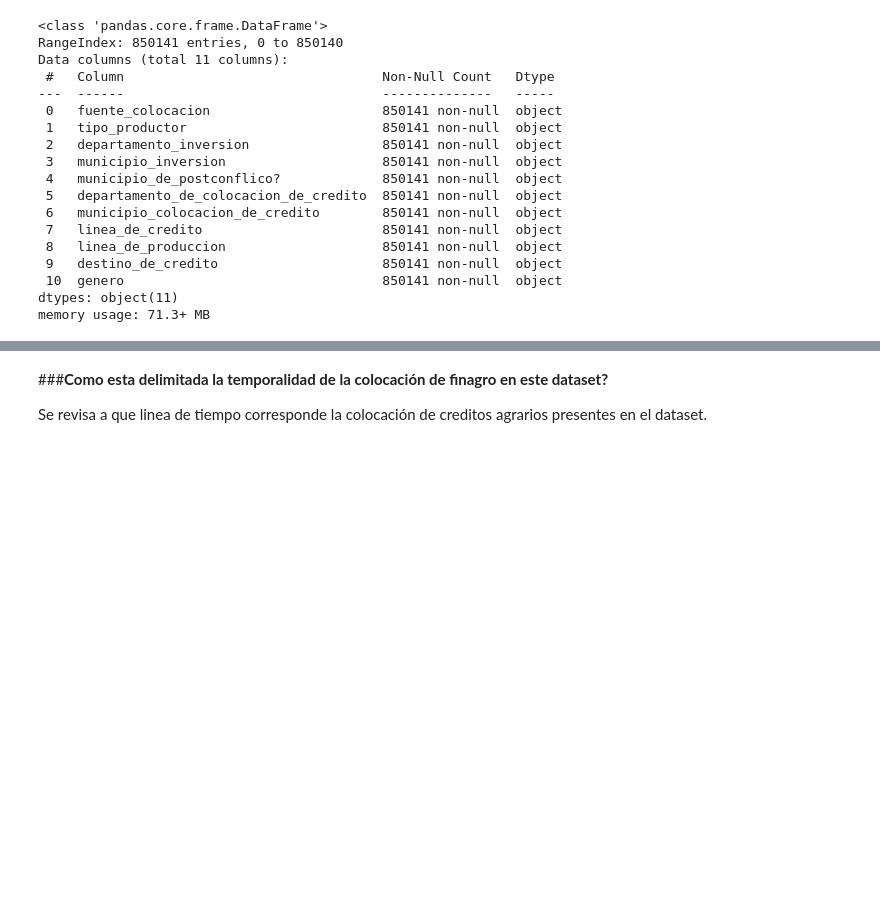
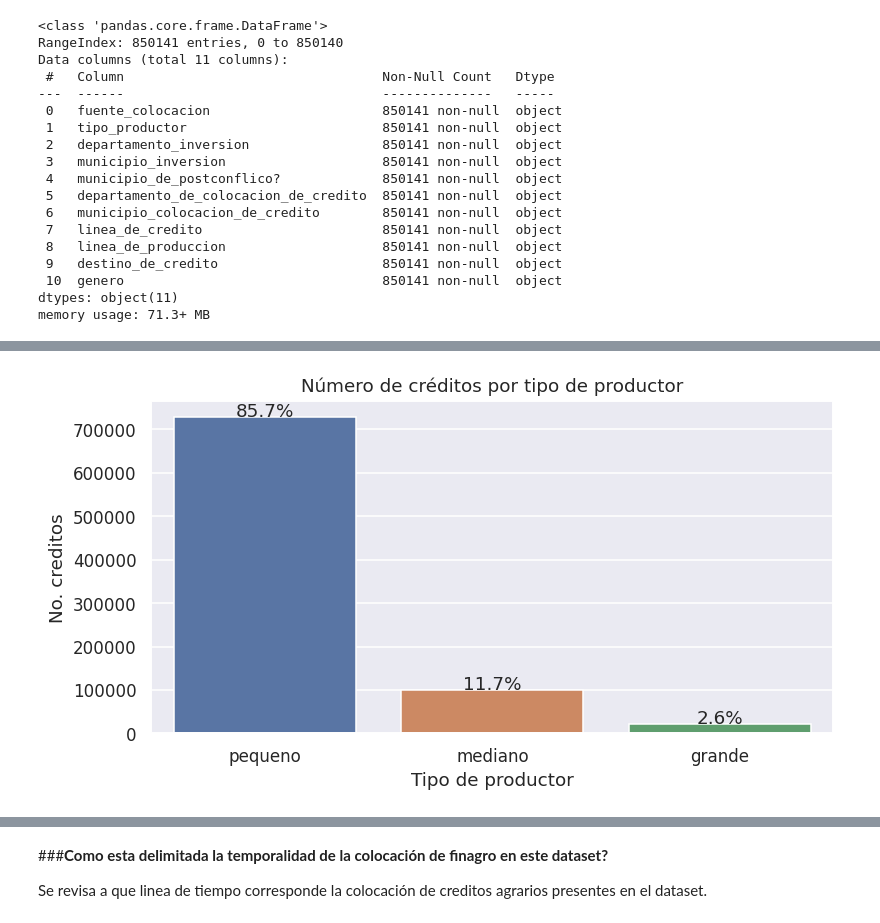
Before and after one commit to JesusBarandica/Creaci-n-de-dashboard-con-pythpn, a Jupyter notebook: Analisís_exploratorio_datos_db_finagro.ipynb, the cells around one changed output, grey strips where cells are left out. Drawn from its saved outputs; the diff is of its cells as text; code cells hidden in the pictures; blank space fills up the shorter version.

```diff
--- a/Analisís_exploratorio_datos_db_finagro.ipynb
+++ b/Analisís_exploratorio_datos_db_finagro.ipynb
@@ -113,0 +123,17 @@ fuentes.sum()
+# %%
+# Analisís tipo de productor
+
+plt.figure(figsize=(8,4));
+index_productor = v_categoricas["tipo_productor"].value_counts().index
+productor = v_categoricas["tipo_productor"].value_counts()
+sns.countplot(x="tipo_productor",data=v_categoricas,order=index_productor);
+plt.xlabel('Tipo de productor')
+plt.ylabel('No. creditos')
+plt.title('Número de créditos por tipo de productor')
+
+for i in range(productor.shape[0]):
+    count = fuentes[i]
+    strt='{:0.1f}%'.format(100*(count/productor.sum()))
+    plt.text(i,count+1000,strt,ha='center');
+# %% [output]
+[figure, added]
```
Also changed, not shown: parts of 9 cells of this notebook.
